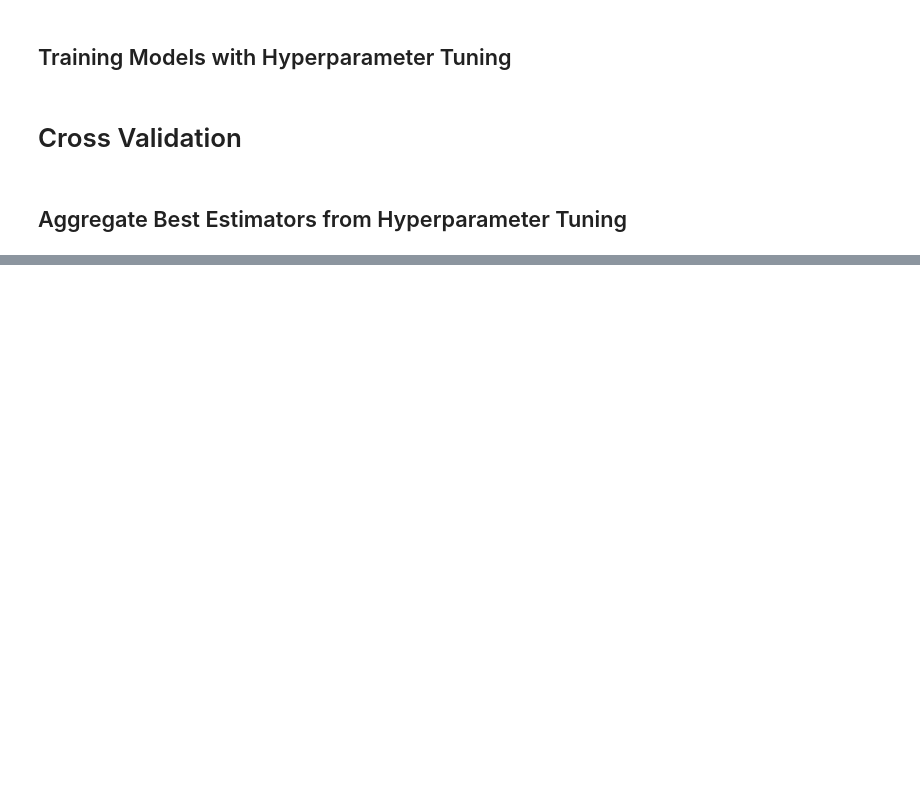
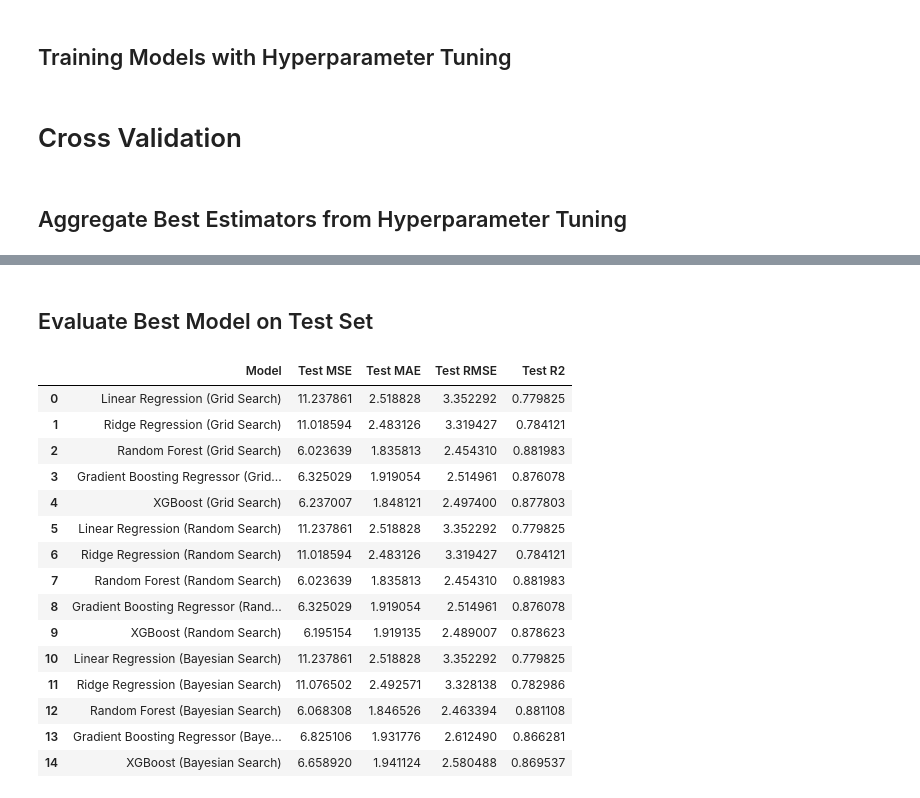
Before and after one commit to tshihab07/MPG-Forecasting-Model, a Jupyter notebook: advanceModeling.ipynb, the cells around one changed output, grey strips where cells are left out. Drawn from its saved outputs; the diff is of its cells as text; code cells hidden in the pictures; blank space fills up the shorter version.

```diff
--- a/advanceModeling.ipynb
+++ b/advanceModeling.ipynb
@@ -299,0 +301,2 @@ evaluation_df
+# %% [markdown]
+## Evaluate Best Model on Test Set
@@ -299,0 +325,22 @@ evaluation_df
+# %%
+# display evaluation results
+test_evaluation = pd.DataFrame(test_set_evaluation)
+
+test_evaluation
+# %% [output]
+|  | Model | Test MSE | Test MAE | Test RMSE | Test R2 |
+| 0 | Linear Regression (Grid Search) | 11.237861 | 2.518828 | 3.352292 | 0.779825 |
+| 1 | Ridge Regression (Grid Search) | 11.018594 | 2.483126 | 3.319427 | 0.784121 |
+| 2 | Random Forest (Grid Search) | 6.023639 | 1.835813 | 2.454310 | 0.881983 |
+| 3 | Gradient Boosting Regressor (Grid... | 6.325029 | 1.919054 | 2.514961 | 0.876078 |
+| 4 | XGBoost (Grid Search) | 6.237007 | 1.848121 | 2.497400 | 0.877803 |
+| 5 | Linear Regression (Random Search) | 11.237861 | 2.518828 | 3.352292 | 0.779825 |
+| 6 | Ridge Regression (Random Search) | 11.018594 | 2.483126 | 3.319427 | 0.784121 |
+| 7 | Random Forest (Random Search) | 6.023639 | 1.835813 | 2.454310 | 0.881983 |
+| 8 | Gradient Boosting Regressor (Rand... | 6.325029 | 1.919054 | 2.514961 | 0.876078 |
+| 9 | XGBoost (Random Search) | 6.195154 | 1.919135 | 2.489007 | 0.878623 |
+| 10 | Linear Regression (Bayesian Search) | 11.237861 | 2.518828 | 3.352292 | 0.779825 |
+| 11 | Ridge Regression (Bayesian Search) | 11.076502 | 2.492571 | 3.328138 | 0.782986 |
+| 12 | Random Forest (Bayesian Search) | 6.068308 | 1.846526 | 2.463394 | 0.881108 |
+| 13 | Gradient Boosting Regressor (Baye... | 6.825106 | 1.931776 | 2.612490 | 0.866281 |
+| 14 | XGBoost (Bayesian Search) | 6.658920 | 1.941124 | 2.580488 | 0.869537 |
```
Also changed, not shown: parts of 6 cells of this notebook.
